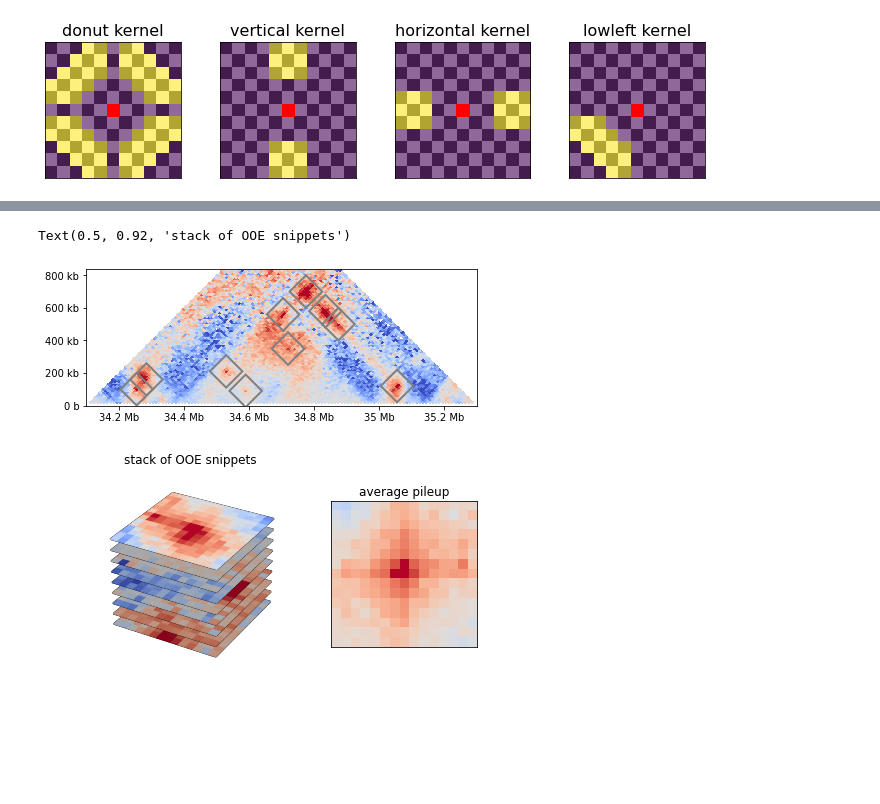
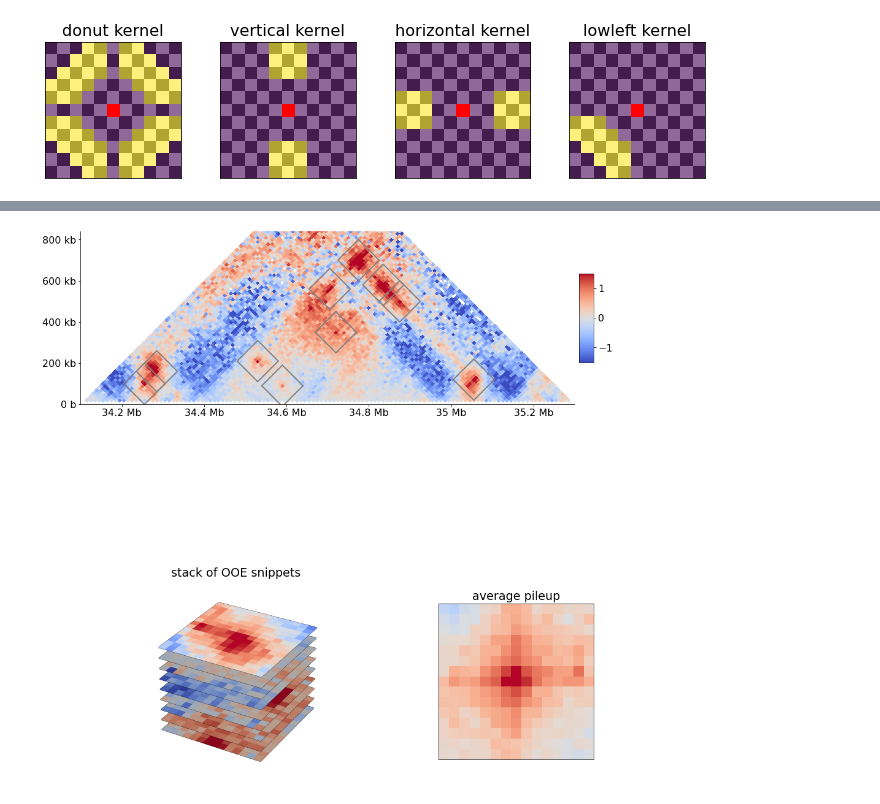
Before and after one commit to open2c/open2c_vignettes, a Jupyter notebook: cooltools_manuscript/Figure_dots_n_pileups.ipynb, the cells around one changed output, grey strips where cells are left out. Saved outputs shown, nothing was run; the diff lists cells and outputs as text; code cells hidden in the pictures; blank space fills up the shorter version.

```diff
--- a/cooltools_manuscript/Figure_dots_n_pileups.ipynb
+++ b/cooltools_manuscript/Figure_dots_n_pileups.ipynb
@@ -19,12 +21,11 @@ require(["codemirror/keymap/sublime", "notebook/js/cell", "base/js/namespace"],
 %load_ext autoreload
 %autoreload 2
 # %%
-####################################################
-# bunch of modules to load - expect redundancies
-####################################################
+# Loading various Python modules:
+
+# Data processing:
 import pandas as pd
 import numpy as np
-from itertools import chain
 
 # Hi-C utilities imports:
 import cooler
@@ -38,6 +39,8 @@ import matplotlib.pyplot as plt
 from matplotlib.colors import LogNorm, Normalize
 import matplotlib.patches as patches
 from matplotlib.ticker import EngFormatter
+from mpl_toolkits.axes_grid1 import make_axes_locatable
+mpl.rcParams['font.size'] = 12
 %matplotlib inline
 # this one to enable editing text in illustrator - from stackoverflow
 mpl.rcParams['pdf.fonttype'] = 42
@@ -81 +91,6 @@ To call dots, we need an input cooler file with Hi-C data, and regions for calcu
+# %%
+binsize = 10_000
+
+# Open cool file with Micro-C data:
+clr = cooler.Cooler(f'{cool_file}::/resolutions/{binsize}')
 # %%
@@ -118,7 +119,7 @@ expected = cooltools.expected_cis(
 # Set unified color scale for the notebook, this parameter will be used throughout all notebook:
 # vmin, vmax = 0.001, 0.07
 obs_norm = LogNorm(vmin=0.0003, vmax=0.07)
-ooe_norm = LogNorm(vmin=0.2, vmax=5)
+ooe_norm = Normalize(vmin=-1.5, vmax=1.5)
 # obs heatmap kwargs
 obs_kwargs = dict(
     cmap='fall',
@@ -137,14 +138,14 @@ obs_snippet_kwargs = dict(
     cmap='fall',
     norm=obs_norm,
     aspect="equal",
-    interpolation="none"
+    interpolation=None
 )
 # OOE snippet kwargs
 ooe_snippet_kwargs = dict(
     cmap='coolwarm',
     norm=ooe_norm,
     aspect="equal",
-    interpolation="none"
+    interpolation=None
 )
 # clean axis kwargs
 clean_axis_kwargs = {
@@ -557,14 +612,14 @@ Z =  np.zeros_like(X)
 # create the figure
 fig, axs = plt.subplot_mosaic(
     [["up","up"],["stack","pileup"]],
-    figsize=(7,8),
-    gridspec_kw={"width_ratios":[1,0.7], "height_ratios":[1,1.2]}
+    figsize=(15, 20),
+    gridspec_kw={"width_ratios":[1,0.5], "height_ratios":[2, 1]}
 )
 
 # heatmap OOE
 im = pcolormesh_45deg(
     axs["up"],
-    region_OOE,
+    np.log(region_OOE),
     start=region[1],
     resolution=binsize,
     **ooe_kwargs,
@@ -578,35 +633,48 @@ for rect in plain_rectangles45_around_dots(dots_in_region, window_size=90_000, *
 
 # average pileup
 im = axs["pileup"].imshow(
-    mtx_ooe,
+    np.log(mtx_ooe),
     aspect="equal",
-    interpolation="none",
+    interpolation=None,
     **ooe_kwargs,
 )
 axs["pileup"].tick_params(**clean_axis_kwargs)
 axs["pileup"].set_title("average pileup")
 
 # show the 3D rotated projection
 axs["stack"].remove()
 axs["stack"] = fig.add_subplot(2,2,3,projection='3d')
 num_to_show = 8
-for i, _matrix in enumerate( np.rollaxis(stack_ooe, 2) ):
+for i, _matrix in enumerate( np.rollaxis(np.log(stack_ooe), 2) ):
     if i > num_to_show:
         break
     is_top_element = i!=num_to_show
     # get the heatmap for the region
     axs["stack"].plot_wireframe(X, Y, Z+i/num_to_show, rstride=1, cstride=1,color="black")
     axs["stack"].plot_surface(
         X,
         Y,
         Z+i/num_to_show,
         rstride=1,
         cstride=1,
         facecolors=cm.get_cmap("coolwarm")(ooe_norm(_matrix)),
         shade=is_top_element,
     )
 axs["stack"].set_axis_off()
 axs["stack"].set_title("stack of OOE snippets")
+
+## Set up plotting parameters:
+axs["up"].spines['right'].set_visible(False)
+axs["up"].spines['top'].set_visible(False)
+
+# colorbar:
+divider = make_axes_locatable(axs["up"])
+cax = divider.append_axes("right", size="3%", pad=0.1, aspect=6)
+plt.colorbar(im, cax=cax)
+
+
+# save the figure:
+plt.savefig("pileups_OOE.pdf")
+plt.savefig("pileups_OOE.png")
 # %% [output]
-Text(0.5, 0.92, 'stack of OOE snippets')
-[figure, old version]
+[figure, new version]
```
Also changed, not shown: parts of 30 cells of this notebook.
